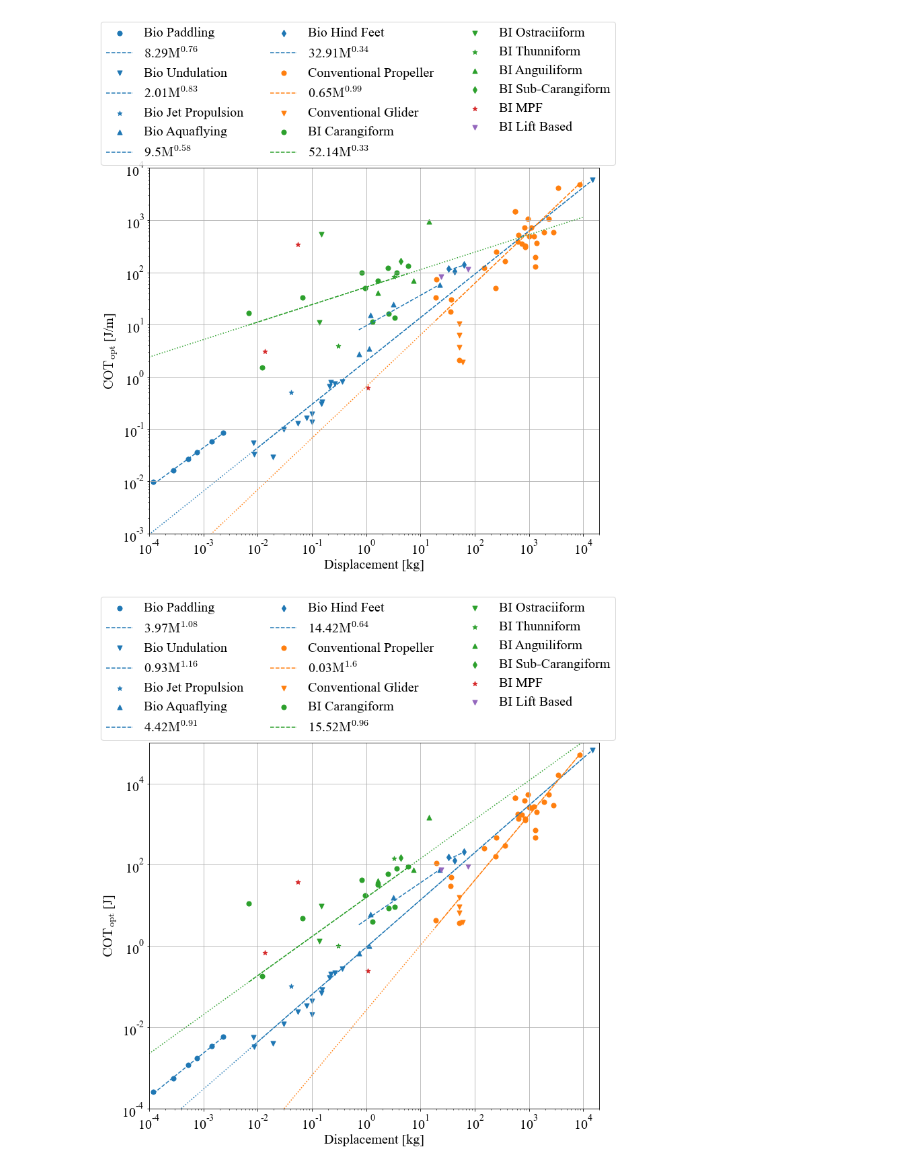
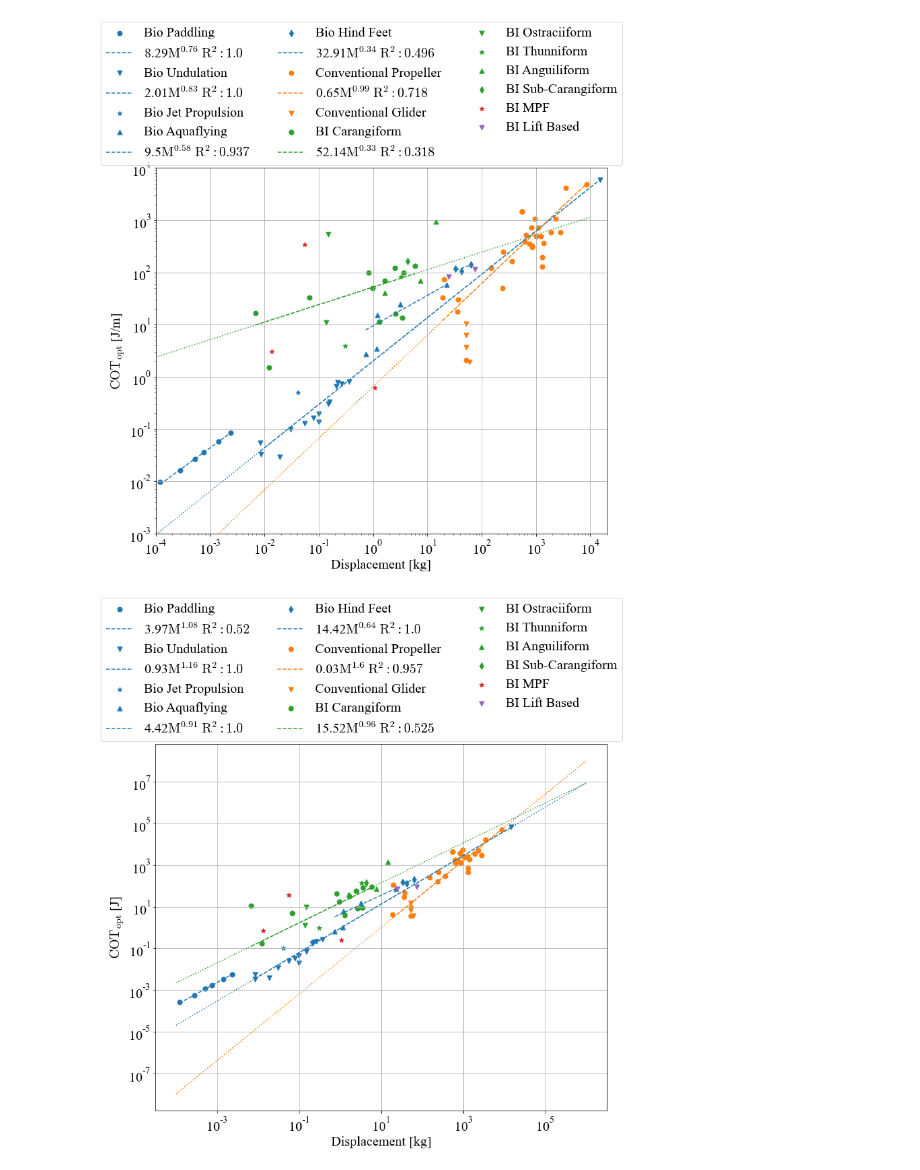
Before and after one commit to michaelcoe/Cost-of-Transport-Estimation, a Jupyter notebook: database_COT_plots.ipynb, the cells around one changed output. Drawn from its saved outputs; the diff is of its cells as text; code cells hidden in the pictures.

```diff
--- a/database_COT_plots.ipynb
+++ b/database_COT_plots.ipynb
@@ -20,9 +18,17 @@ plt.rcParams.update({'font.family':'Times New Roman'})
 def power_fit_lmfit(params, x, y):
         a = params['a']
         b = params['b']
-        y_fit = a* x **b
+        y_fit = a*x**b
 
         return y_fit-y
+
+def func_powerlaw(x, a, b):
+        return a*x**b
+
+def calc_rsquared(x, y, amplitude, exponent):
+    yhat = func_powerlaw(x, amplitude, exponent)
+
+    return r2_score(y, yhat)
 # %%
 dataBase_path = r'./'
 dataBase_file = r'UUVDatabase.xlsx'
@@ -179,10 +198,13 @@ for i, mode in enumerate(bio_modes):
 
                 fit = model.fit(data['COTopt [J/m]'].values, pars, x=data['Weight [kg]'].values)
 
+                r_squared = calc_rsquared(data['Weight [kg]'].values, data['COTopt [J/m]'].values, fit.params['p_amplitude'].value, fit.params['p_exponent'].value)
+
                 ax2.scatter(data['Weight [kg]'], data['COTopt [J/m]'], marker=markers[i], color=col, s=marker_size, label='Bio ' + mode)
 
                 ax2.plot(data['Weight [kg]'], fit.params['p_amplitude'].value*data['Weight [kg]'].values**fit.params['p_exponent'].value, col + '--',
-                        label=str(np.round(fit.params['p_amplitude'].value, 2)) + '$\mathrm{M^{' + str(np.round(fit.params['p_exponent'].value,2)) + '}}$')
+                        label=str(np.round(fit.params['p_amplitude'].value, 2)) + '$\mathrm{M^{' + str(np.round(fit.params['p_exponent'].value,2)) + '}\;R^2: '
+                        + str(np.round(r_squared, 3)) + '}$')
                 ax2.plot(dx, fit.params['p_amplitude'].value*dx**fit.params['p_exponent'].value, col + ':')
         else:
                 pars = model.guess(data['COTopt [J/m]'].values, x=data['Weight [kg]'].values)
@@ -191,10 +213,13 @@ for i, mode in enumerate(bio_modes):
 
                 fit = model.fit(data['COTopt [J/m]'].values, pars, x=data['Weight [kg]'].values)
 
+                r_squared = calc_rsquared(data['Weight [kg]'].values, data['COTopt [J/m]'].values, fit.params['p_amplitude'].value, fit.params['p_exponent'].value)
+
                 ax2.scatter(data['Weight [kg]'], data['COTopt [J/m]'], marker=markers[i], color=col, s=marker_size, label='Bio ' + mode)
 
                 ax2.plot(data['Weight [kg]'], fit.params['p_amplitude'].value*data['Weight [kg]'].values**fit.params['p_exponent'].value, col + '--',
-                        label=str(np.round(fit.params['p_amplitude'].value, 2)) + '$\mathrm{M^{' + str(np.round(fit.params['p_exponent'].value,2)) + '}}$')
+                        label=str(np.round(fit.params['p_amplitude'].value, 2)) + '$\mathrm{M^{' + str(np.round(fit.params['p_exponent'].value,2))  + '}\;R^2: '
+                        + str(np.round(r_squared, 3)) + '}$')
 
 for i, mode in enumerate(conv_modes):
         col = 'C1'
@@ -207,9 +232,12 @@ for i, mode in enumerate(conv_modes):
 
                 fit = model.fit(data['COTopt [J/m]'].values, pars, x=data['Weight [kg]'].values)
 
+                r_squared = calc_rsquared(data['Weight [kg]'].values, data['COTopt [J/m]'].values, fit.params['p_amplitude'].value, fit.params['p_exponent'].value)
+
                 ax2.scatter(data['Weight [kg]'], data['COTopt [J/m]'], marker=markers[i], color=col, s=marker_size, label='Conventional ' + mode)
                 ax2.plot(data['Weight [kg]'], fit.params['p_amplitude'].value*data['Weight [kg]'].values**fit.params['p_exponent'].value, col + '--',
-                        label=str(np.round(fit.params['p_amplitude'].value, 2)) + '$\mathrm{M^{' + str(np.round(fit.params['p_exponent'].value,2)) + '}}$')
+                        label=str(np.round(fit.params['p_amplitude'].value, 2)) + '$\mathrm{M^{' + str(np.round(fit.params['p_exponent'].value,2)) + '}\;R^2: '
+                        + str(np.round(r_squared, 3)) + '}$')
                 ax2.plot(dx, fit.params['p_amplitude'].value*dx**fit.params['p_exponent'].value, col + ':')
         else:
                 ax2.scatter(data['Weight [kg]'], data['COTopt [J/m]'], marker=markers[i], color=col, s=marker_size, label='Conventional ' + mode)
@@ -222,11 +250,15 @@ for i, mode in enumerate(bcf_modes):
                 pars = model.guess(data['COTopt [J/m]'].values, x=data['Weight [kg]'].values)
                 pars['p_amplitude'].set(value=6, min=0.001, max=500.0)
                 pars['p_exponent'].set(value=0.5, min=0.001, max=2.0)
+
                 fit = model.fit(data['COTopt [J/m]'], pars, x=data['Weight [kg]'])
+
+                r_squared = calc_rsquared(data['Weight [kg]'].values, data['COTopt [J/m]'].values, fit.params['p_amplitude'].value, fit.params['p_exponent'].value)
 
                 ax2.scatter(data['Weight [kg]'], data['COTopt [J/m]'], marker=markers[i], color='C2', s=marker_size, label='BI ' + mode)
                 ax2.plot(data['Weight [kg]'], fit.params['p_amplitude'].value*data['Weight [kg]'].values**fit.params['p_exponent'].value, col + '--',
-                        label=str(np.round(fit.params['p_amplitude'].value, 2)) + '$\mathrm{M^{' + str(np.round(fit.params['p_exponent'].value,2)) + '}}$')
+                        label=str(np.round(fit.params['p_amplitude'].value, 2)) + '$\mathrm{M^{' + str(np.round(fit.params['p_exponent'].value,2)) + '}\;R^2: '
+                        + str(np.round(r_squared, 3)) + '}$')
                 ax2.plot(dx, fit.params['p_amplitude'].value*dx**fit.params['p_exponent'].value, col + ':')
         else:
                 ax2.scatter(data['Weight [kg]'], data['COTopt [J/m]'], marker=markers[i], color='C2', s=marker_size, label='BI ' + mode)
@@ -243,9 +275,9 @@ ax2.set_ylim([1e-3, 1e4])
 ax2.set_yscale('log')
 ax2.set_xscale('log')
 ax2.grid()
-fig2.savefig('cot_j-m.pdf', facecolor='w', dpi=300, bbox_inches='tight')
+#fig2.savefig('cot_j-m.pdf', facecolor='w', dpi=300, bbox_inches='tight')
 # %% [output]
-[figure, old version]
+[figure, new version]
 # %%
 fig3, ax3 = plt.subplots(figsize=(12,10), facecolor='w')
 marker_size=50
@@ -254,7 +286,7 @@ fit_method = 'least_squares'
 markers = ['o', 'v', '*', '^', 'd']
 
 model = PowerLawModel(prefix='p_')
-dx = np.linspace(1e-4, 1e4, 50)
+dx = np.linspace(1e-4, 1e6, 50)
 
 for i, mode in enumerate(bio_modes):
         col = 'C0'
@@ -269,10 +301,13 @@ for i, mode in enumerate(bio_modes):
 
                 fit = model.fit(data['COTopt [J]'].values, pars, x=data['Weight [kg]'].values)
 
+                r_squared = calc_rsquared(data['Weight [kg]'].values, data['COTopt [J]'].values, fit.params['p_amplitude'].value, fit.params['p_exponent'].value)
+
                 ax3.scatter(data['Weight [kg]'], data['COTopt [J]'], marker=markers[i], color=col, s=marker_size, label='Bio ' + mode)
 
                 ax3.plot(data['Weight [kg]'], fit.params['p_amplitude'].value*data['Weight [kg]'].values**fit.params['p_exponent'].value, col + '--',
-                        label=str(np.round(fit.params['p_amplitude'].value, 2)) + '$\mathrm{M^{' + str(np.round(fit.params['p_exponent'].value,2)) + '}}$')
+                        label=str(np.round(fit.params['p_amplitude'].value, 2)) + '$\mathrm{M^{' + str(np.round(fit.params['p_exponent'].value,2)) + '}\;R^2: '
+                        + '{:.2}'.format(r_squared) + '}$')
                 ax3.plot(dx, fit.params['p_amplitude'].value*dx**fit.params['p_exponent'].value, col + ':')
         else:
                 pars = model.guess(data['COTopt [J]'].values, x=data['Weight [kg]'].values)
@@ -284,7 +319,8 @@ for i, mode in enumerate(bio_modes):
                 ax3.scatter(data['Weight [kg]'], data['COTopt [J]'], marker=markers[i], color=col, s=marker_size, label='Bio ' + mode)
 
                 ax3.plot(data['Weight [kg]'], fit.params['p_amplitude'].value*data['Weight [kg]'].values**fit.params['p_exponent'].value, col + '--',
-                        label=str(np.round(fit.params['p_amplitude'].value, 2)) + '$\mathrm{M^{' + str(np.round(fit.params['p_exponent'].value,2)) + '}}$')
+                        label=str(np.round(fit.params['p_amplitude'].value, 2)) + '$\mathrm{M^{' + str(np.round(fit.params['p_exponent'].value,2)) + '}\;R^2: '
+                        + '{:.2}'.format(r_squared) + '}$')
 
 for i, mode in enumerate(conv_modes):
         col = 'C1'
@@ -299,46 +335,49 @@ for i, mode in enumerate(conv_modes):
 
                 fit = model.fit(data['COTopt [J]'].values, pars, x=data['Weight [kg]'].values)
 
+                r_squared = calc_rsquared(data['Weight [kg]'].values, data['COTopt [J]'].values, fit.params['p_amplitude'].value, fit.params['p_exponent'].value)
+
                 ax3.scatter(data['Weight [kg]'], data['COTopt [J]'], marker=markers[i], color=col, s=marker_size, label='Conventional ' + mode)
                 ax3.plot(data['Weight [kg]'], fit.params['p_amplitude'].value*data['Weight [kg]'].values**fit.params['p_exponent'].value, col + '--',
-                        label=str(np.round(fit.params['p_amplitude'].value, 2)) + '$\mathrm{M^{' + str(np.round(fit.params['p_exponent'].value,2)) + '}}$')
+                        label=str(np.round(fit.params['p_amplitude'].value, 2)) + '$\mathrm{M^{' + str(np.round(fit.params['p_exponent'].value,2)) + '}\;R^2: '
+                        + str(np.round(r_squared, 3)) + '}$')
                 ax3.plot(dx, fit.params['p_amplitude'].value*dx**fit.params['p_exponent'].value, col + ':')
-                # ax3.scatter(data['Weight [kg]'], data['COTopt [J]'], marker=markers[i], color=col, s=marker_size, label='Conventional ' + mode)
-                # ax3.plot(data['Weight [kg]'], fit.params['p_amplitude'].value*data['Weight [kg]'].values**fit.params['p_exponent'].value, col + '--',
-                #         label=str(np.round(fit.params['p_amplitude'].value, 2)) + '$\mathrm{M^{' + str(np.round(fit.params['p_exponent'].value,2)) + '}}$')
-                # ax3.plot(dx, fit.params['p_amplitude'].value*dx**fit.params['p_exponent'].value, col + ':')
         else:
                 ax3.scatter(data['Weight [kg]'], data['COTopt [J]'], marker=markers[i], color=col, s=marker_size, label='Conventional ' + mode)
 
 for i, mode in enumerate(bcf_modes):
         col = 'C2'
         # perform fits for data
         data = bcf_dfs[i].sort_values(by=['Weight [kg]'])
         if mode == 'Carangiform':
                 pars = model.guess(data['COTopt [J]'].values, x=data['Weight [kg]'].values)
                 pars['p_amplitude'].set(value=6, min=0.001, max=500.0)
                 pars['p_exponent'].set(value=0.5, min=0.001, max=2.0)
+
                 fit = model.fit(data['COTopt [J]'], pars, x=data['Weight [kg]'])
+
+                r_squared = calc_rsquared(data['Weight [kg]'].values, data['COTopt [J]'].values, fit.params['p_amplitude'].value, fit.params['p_exponent'].value)
 
                 ax3.scatter(data['Weight [kg]'], data['COTopt [J]'], marker=markers[i], color='C2', s=marker_size, label='BI ' + mode)
                 ax3.plot(data['Weight [kg]'], fit.params['p_amplitude'].value*data['Weight [kg]'].values**fit.params['p_exponent'].value, col + '--',
-                        label=str(np.round(fit.params['p_amplitude'].value, 2)) + '$\mathrm{M^{' + str(np.round(fit.params['p_exponent'].value,2)) + '}}$')
+                        label=str(np.round(fit.params['p_amplitude'].value, 2)) + '$\mathrm{M^{' + str(np.round(fit.params['p_exponent'].value,2)) + '}\;R^2: '
+                        + str(np.round(r_squared, 3)) + '}$')
                 ax3.plot(dx, fit.params['p_amplitude'].value*dx**fit.params['p_exponent'].value, col + ':')
         else:
                 ax3.scatter(data['Weight [kg]'], data['COTopt [J]'], marker=markers[i], color='C2', s=marker_size, label='BI ' + mode)
 
 ax3.scatter(mpf_cot['Weight [kg]'], mpf_cot['COTopt [J]'], marker='*', color='C3', s=marker_size, label='BI MPF')
 ax3.scatter(lift_cot['Weight [kg]'], lift_cot['COTopt [J]'], marker='v', color='C4', s=marker_size, label='BI Lift Based')
 
 ax3.set_xlabel('Displacement [kg]')
 ax3.set_ylabel('$\mathrm{COT_{opt}}$ [J]')
 ax3.legend(ncol=3, loc=4, bbox_to_anchor=(1.05, 0.99))
 
-ax3.set_xlim([1e-4, 2e4])
-ax3.set_ylim([1e-4, 1e5])
+# ax3.set_xlim([1e-4, 2e4])
+# ax3.set_ylim([1e-4, 1e5])
 ax3.set_yscale('log')
 ax3.set_xscale('log')
 ax3.grid()
-fig3.savefig('cot_j.pdf', facecolor='w', dpi=300, bbox_inches='tight')
+#fig3.savefig('cot_j.pdf', facecolor='w', dpi=300, bbox_inches='tight')
 # %% [output]
-[figure, old version]
+[figure, new version]
```
Also changed, not shown: parts of 7 cells of this notebook, 5 other files.
